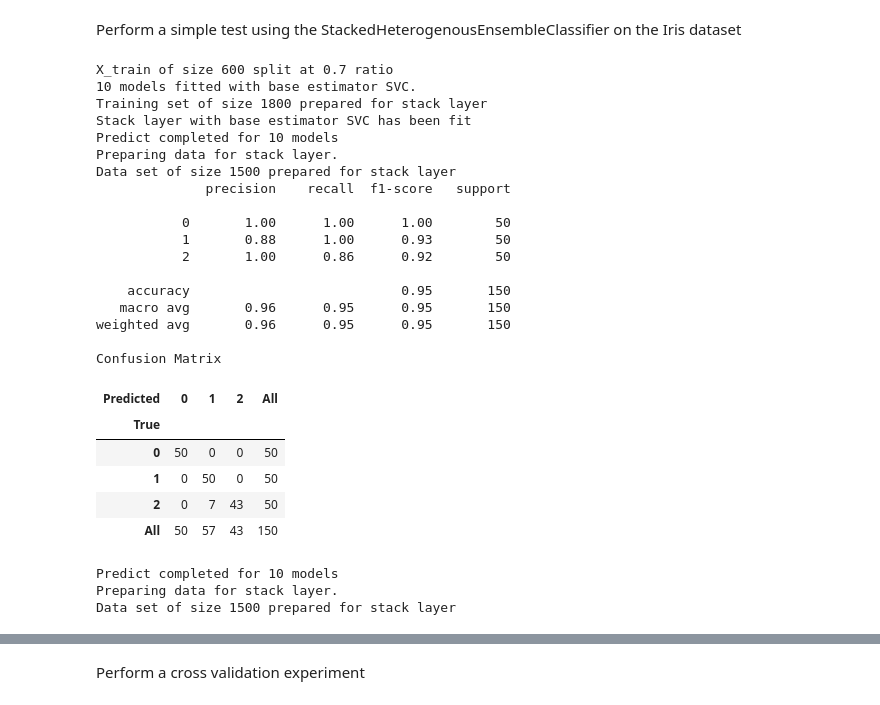
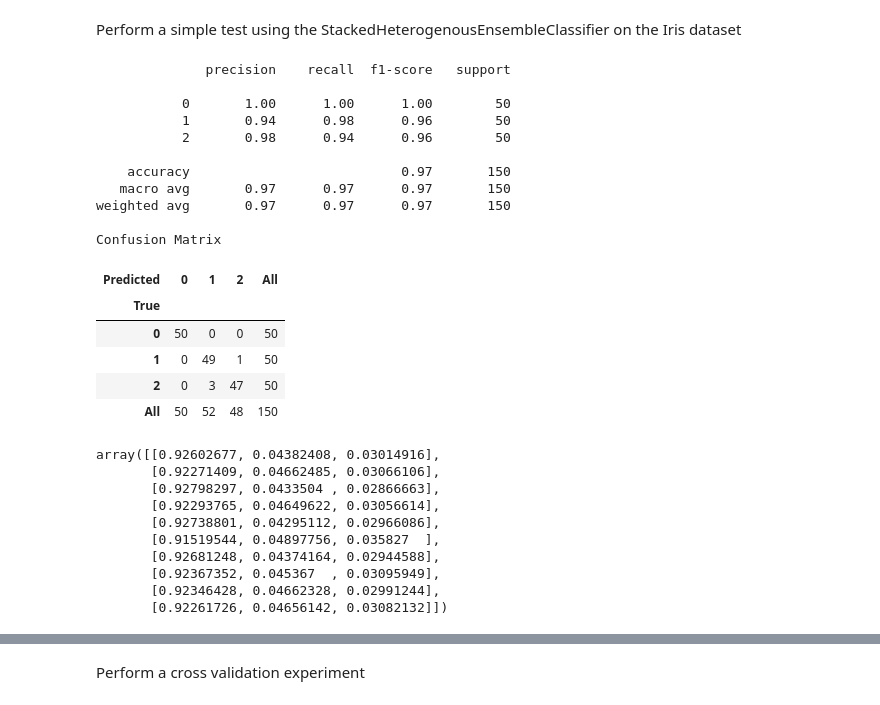
Before and after one commit to finolacahill/heterogeneousEnsemble, a Jupyter notebook: Assignment1_HeterogenousEnsembleClassifiers.ipynb, the cells around one changed output, grey strips where cells are left out. Saved outputs shown, nothing was run; the diff lists cells and outputs as text; code cells hidden in the pictures.

```diff
--- a/Assignment1_HeterogenousEnsembleClassifiers.ipynb
+++ b/Assignment1_HeterogenousEnsembleClassifiers.ipynb
@@ -531,6 +507,7 @@ class StackedHeterogenousEnsembleClassifier(BaseEstimator, ClassifierMixin):
         if self.base_stack_data_ratio <= 0 or self.base_stack_data_ratio >= 1:
             raise ValueError("base_stack_data_ratio must be greater than 0 and smaler than 1.")
         if self.hp_range_map is None:
+            warnings.warn("Hyperparameter map has not been given. Diversity will be limited.")
             self.hp_range_map = {}
 
     # The fit function to train a classifier
@@ -560,17 +537,29 @@ class StackedHeterogenousEnsembleClassifier(BaseEstimator, ClassifierMixin):
             if self.verbosity == 2:
                 print("{} number of parameter combinations generated for hyperparameter range {}.".format(len(self.params), self.hp_range_map))
 
-        def extract_params(n):
+        def extract_params(random_state_on, n):
             params = {}
             for i,key in enumerate(self.keys):
                 if self.params[n][i] is not None:
                     params[key] = self.params[n][i]
+            if random_state_on is True:
+                params['random_state'] = self.random_state
             return params
 
+        def check_random_state():
+            if self.random_state != None:
+                try:
+                    self.base_estimator.set_params(**{'random_state': 0})
+                    return True
+                except:
+                    return False
+            return False
+
         def fit_ensemble(X_train, X_valid, y_train):
+            random_state_on = check_random_state()
             for i in range(0, self.n_estimators):
                 X_train, y_train = checkBootstrap(X_train, y_train)
-                params = extract_params(random.randint(0, (len(self.params)-1)))
+                params = extract_params(random_state_on, random.randint(0, (len(self.params)-1)))
                 clf = copy(self.base_estimator).set_params(**params)
                 if self.verbosity == 2:
                     print("Fitting model {} with parameters: {}".format(i+1, params))
@@ -581,7 +570,7 @@ class StackedHeterogenousEnsembleClassifier(BaseEstimator, ClassifierMixin):
             if self.verbosity > 0:
                 print("{} models fitted with base estimator {}.".format(i+1, self.base_estimator.__class__.__name__))
 
-        def prepare_stack_training_set():
+        def prepare_stack_training_set(X, X_valid):
 
             self.model_output = [to_categorical(m, num_classes=len(self.classes_)+1) for m in self.model_output.transpose()]
 
@@ -591,6 +580,8 @@ class StackedHeterogenousEnsembleClassifier(BaseEstimator, ClassifierMixin):
 
             if self.verbosity > 0:
                 print("Training set of size {} prepared for stack layer".format(self.model_output.size))
+
+            return np.concatenate((X_valid, self.model_output), axis = 1)
 
         # Check that X and y have correct shape
         X, y = check_X_y(X, y)
@@ -614,9 +605,9 @@ class StackedHeterogenousEnsembleClassifier(BaseEstimator, ClassifierMixin):
 
         fit_ensemble(X_train, X_valid, y_train)
 
-        prepare_stack_training_set()
+        X_train_stack = prepare_stack_training_set(X, X_valid)
 
-        self.stack_layer_estimator.fit(self.model_output, y_valid)
+        self.stack_layer_estimator.fit(X_train_stack, y_valid)
 
         if self.verbosity > 0:
             print("Stack layer with base estimator {} has been fit".format(self.stack_layer_estimator.__class__.__name__))
@@ -647,7 +638,8 @@ class StackedHeterogenousEnsembleClassifier(BaseEstimator, ClassifierMixin):
 
         if self.verbosity > 0:
                 print("Data set of size {} prepared for stack layer".format(self.model_output.size))
-        #
+
+        return np.concatenate((X, self.ensemble_predictions_), axis=1)
 # The predict function to make a set of predictions for a set of query instances
     def predict(self, X):
 
@@ -660,12 +652,12 @@ class StackedHeterogenousEnsembleClassifier(BaseEstimator, ClassifierMixin):
 
         self.ensemble_predict(X)
 
-        self.prepare_data_for_stack(X)
+        X_stack = self.prepare_data_for_stack(X)
 
         if self.verbosity == 2:
             print("Stack layer with base_estimator {} making prediction".format(self.stack_layer_estimator.__class__.__name__))
 
-        return self.stack_layer_estimator.predict(self.ensemble_predictions_)
+        return self.stack_layer_estimator.predict(X_stack)
 
 
 #     # The predict function to make a set of predictions for a set of query instances
@@ -680,12 +672,12 @@ class StackedHeterogenousEnsembleClassifier(BaseEstimator, ClassifierMixin):
 
         self.ensemble_predict(X)
 
-        self.prepare_data_for_stack(X)
+        X_stack = self.prepare_data_for_stack(X)
 
         if self.verbosity == 2:
             print("Stack layer with base_estimator {} making prediction".format(self.stack_layer_estimator.__class__.__name__))
 
-        return(self.stack_layer_estimator.predict_proba(self.ensemble_predictions_))
+        return(self.stack_layer_estimator.predict_proba(X_stack))
 # %%
 iris = load_iris()
 n_estimators = 10
@@ -730,41 +715,41 @@ Perform a simple test using the StackedHeterogenousEnsembleClassifier on the Iri
 # %%
 iris = load_iris()
 n_estimators = 10
 base_estimator = svm.SVC()
 hyperparam_range = {"kernel":["rbf", "linear"], "C":np.arange(0.1, 1.0, 0.1), "gamma":[0.1, 0.5], "probability":[True]}
-clf = StackedHeterogenousEnsembleClassifier(base_estimator, n_estimators, hyperparam_range, True, svm.SVC(probability=True), 0.7, verbosity = 1)
+clf = StackedHeterogenousEnsembleClassifier(base_estimator, n_estimators, hyperparam_range, True, svm.SVC(probability=True), 0.7, verbosity = 0)
 clf.fit(iris.data, iris.target)
 y_pred = clf.predict(iris.data)
 print(metrics.classification_report(iris.target, y_pred))
 print("Confusion Matrix")
 display(pd.crosstab(np.array(iris.target), y_pred, rownames=['True'], colnames=['Predicted'], margins=True))
 y_pred = clf.predict_proba(iris.data)
 y_pred[0:10]
 # %% [output]
-X_train of size 600 split at 0.7 ratio
-10 models fitted with base estimator SVC.
-Training set of size 1800 prepared for stack layer
-Stack layer with base estimator SVC has been fit
-Predict completed for 10 models
-Preparing data for stack layer.
-Data set of size 1500 prepared for stack layer
               precision    recall  f1-score   support
 
            0       1.00      1.00      1.00        50
-           1       0.88      1.00      0.93        50
-           2       1.00      0.86      0.92        50
+           1       0.94      0.98      0.96        50
+           2       0.98      0.94      0.96        50
 
-    accuracy                           0.95       150
-   macro avg       0.96      0.95      0.95       150
-weighted avg       0.96      0.95      0.95       150
+    accuracy                           0.97       150
+   macro avg       0.97      0.97      0.97       150
+weighted avg       0.97      0.97      0.97       150
 
 Confusion Matrix
 | Predicted | 0 | 1 | 2 | All |
 | True |  |  |  |  |
 | 0 | 50 | 0 | 0 | 50 |
-| 1 | 0 | 50 | 0 | 50 |
-| 2 | 0 | 7 | 43 | 50 |
-| All | 50 | 57 | 43 | 150 |
+| 1 | 0 | 49 | 1 | 50 |
+| 2 | 0 | 3 | 47 | 50 |
+| All | 50 | 52 | 48 | 150 |
-Predict completed for 10 models
-Preparing data for stack layer.
-Data set of size 1500 prepared for stack layer
+array([[0.92602677, 0.04382408, 0.03014916],
+       [0.92271409, 0.04662485, 0.03066106],
+       [0.92798297, 0.0433504 , 0.02866663],
+       [0.92293765, 0.04649622, 0.03056614],
+       [0.92738801, 0.04295112, 0.02966086],
+       [0.91519544, 0.04897756, 0.035827  ],
+       [0.92681248, 0.04374164, 0.02944588],
+       [0.92367352, 0.045367  , 0.03095949],
+       [0.92346428, 0.04662328, 0.02991244],
+       [0.92261726, 0.04656142, 0.03082132]])
```
Also changed, not shown: parts of 51 cells of this notebook.
